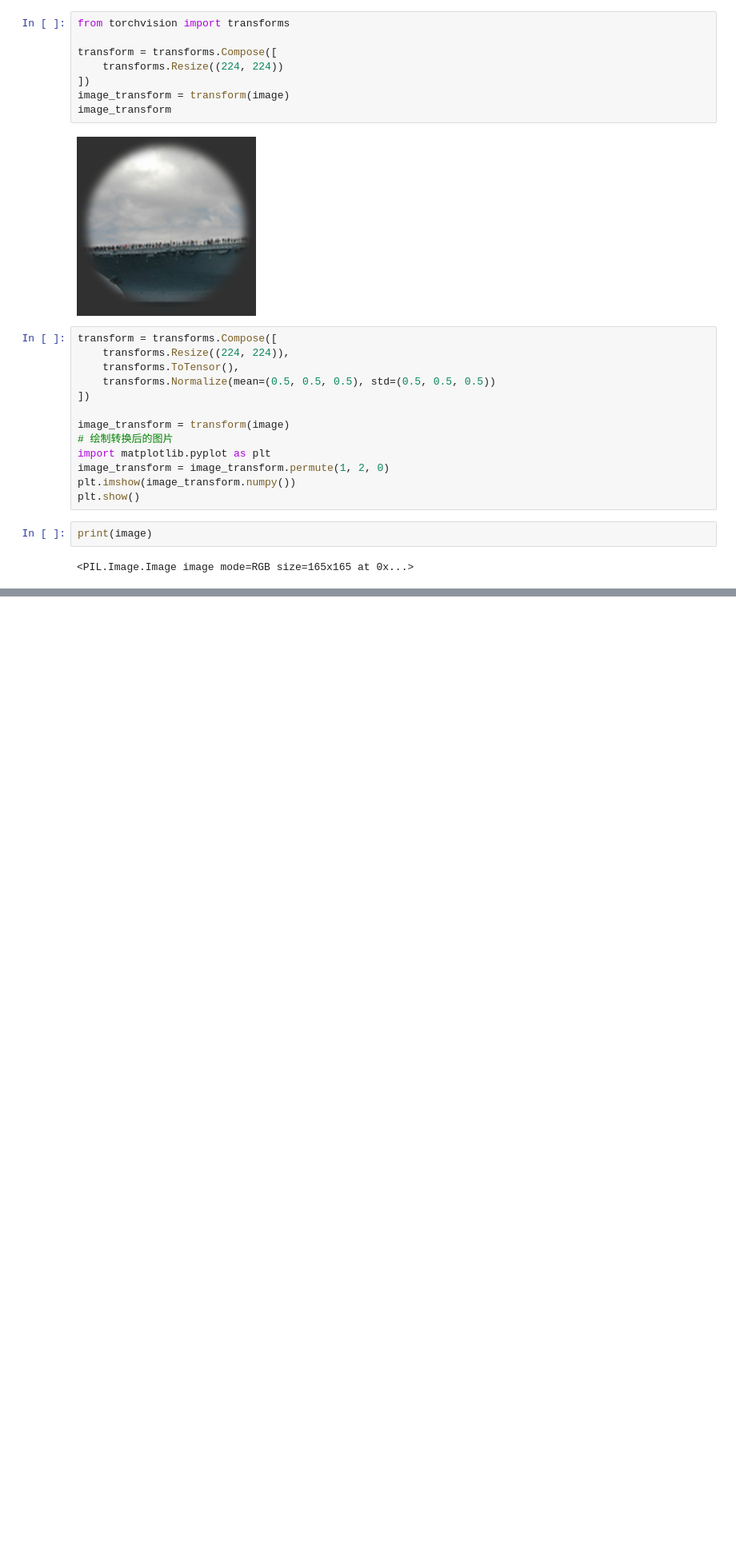
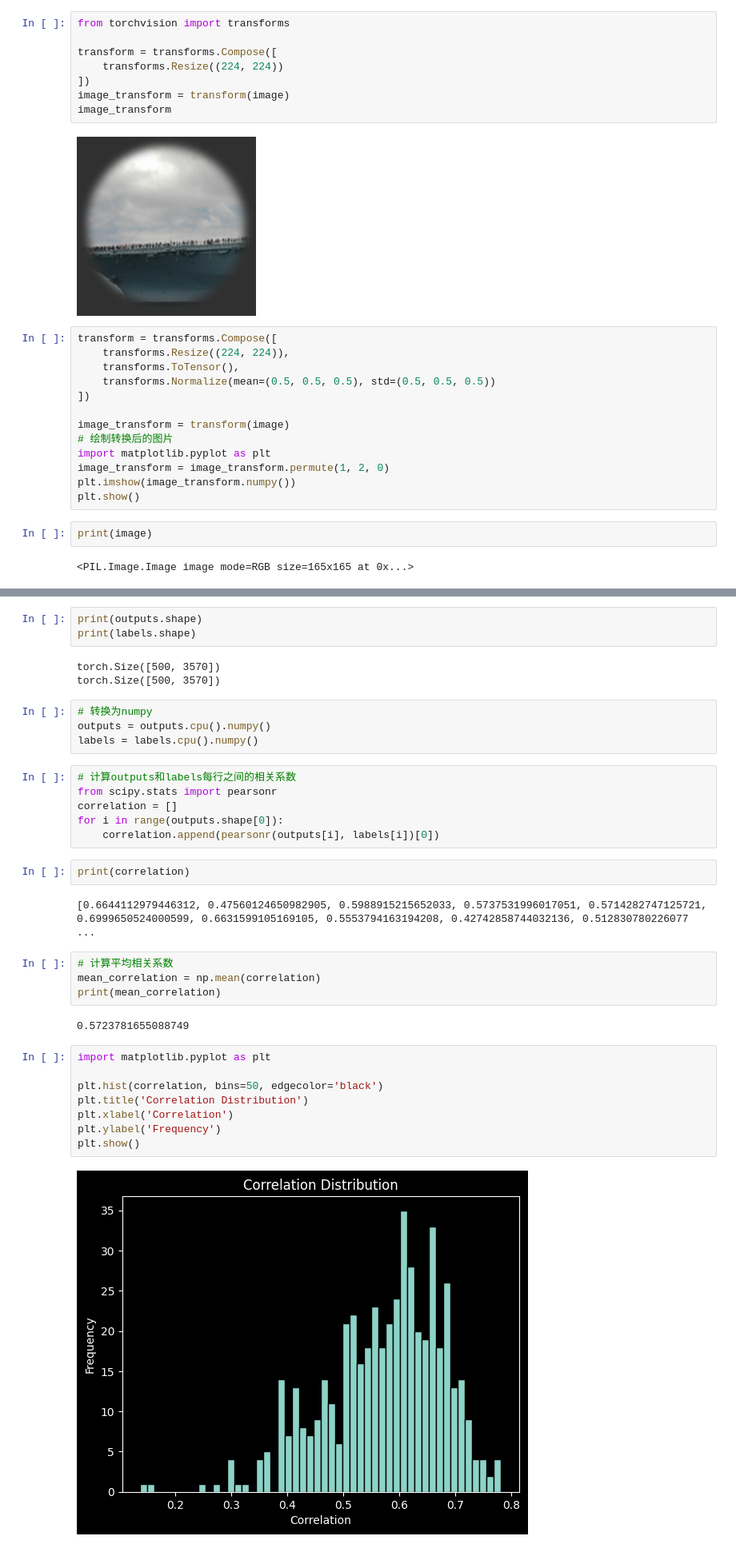
Before and after one commit to YCHuang0610/One_photon_macaque_CNN, a Jupyter notebook: test.ipynb, the cells around one changed output, grey strips where cells are left out. Shown at 80% size. Saved outputs shown, nothing was run; the diff lists cells and outputs as text; blank space fills up the shorter version.

```diff
--- a/test.ipynb
+++ b/test.ipynb
@@ -54,0 +94,36 @@ print(image)
+# %%
+print(outputs.shape)
+print(labels.shape)
+# %% [output]
+torch.Size([500, 3570])
+torch.Size([500, 3570])
+# %%
+# 转换为numpy
+outputs = outputs.cpu().numpy()
+labels = labels.cpu().numpy()
+# %%
+# 计算outputs和labels每行之间的相关系数
+from scipy.stats import pearsonr
+correlation = []
+for i in range(outputs.shape[0]):
+    correlation.append(pearsonr(outputs[i], labels[i])[0])
+# %%
+print(correlation)
+# %% [output]
+[0.6644112979446312, 0.47560124650982905, 0.5988915215652033, 0.5737531996017051, 0.5714282747125721, 0.6999650524000599, 0.6631599105169105, 0.5553794163194208, 0.42742858744032136, 0.512830780226077 ...
+# %%
+# 计算平均相关系数
+mean_correlation = np.mean(correlation)
+print(mean_correlation)
+# %% [output]
+0.5723781655088749
+# %%
+import matplotlib.pyplot as plt
+
+plt.hist(correlation, bins=50, edgecolor='black')
+plt.title('Correlation Distribution')
+plt.xlabel('Correlation')
+plt.ylabel('Frequency')
+plt.show()
+# %% [output]
+[figure, added]
```
Also changed, not shown: parts of 16 cells of this notebook, 7 other files.
